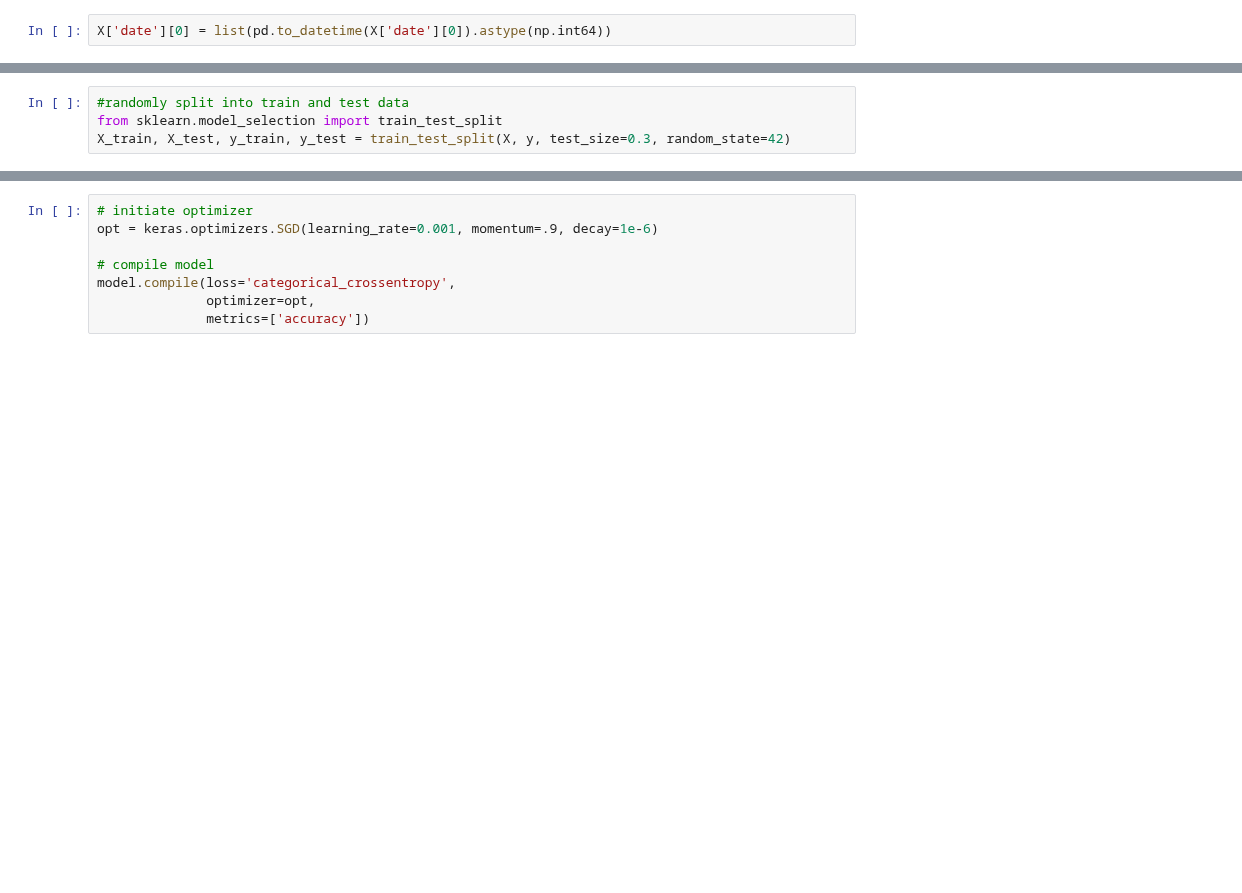
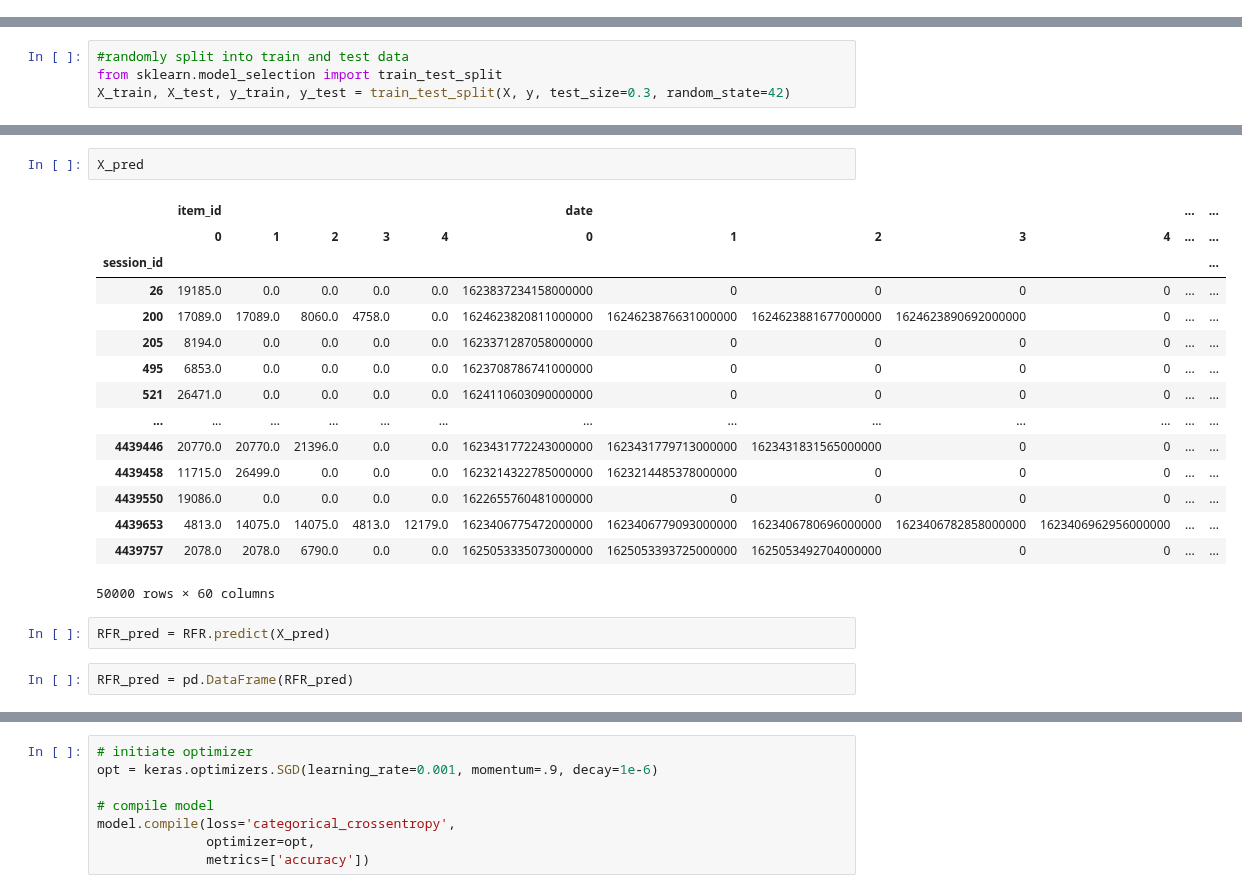
Before and after one commit to Ananassio/Data-Science_lab, a Jupyter notebook: Project/Data.ipynb, the cells around one changed output, grey strips where cells are left out. Drawn from its saved outputs; the diff is of its cells as text; blank space fills up the shorter version.

```diff
--- a/Project/Data.ipynb
+++ b/Project/Data.ipynb
@@ -1012,2 +995,0 @@ See the caveats in the documentation: https://pandas.pydata.org/pandas-docs/stab
-# %%
-X['date'][0] = list(pd.to_datetime(X['date'][0]).astype(np.int64))
@@ -1088,0 +1171,22 @@ X_train, X_test, y_train, y_test = train_test_split(X, y, test_size=0.3, random_
+# %%
+X_pred
+# %% [output]
+|  | item_id |  |  |  |  | date |  |  |  |  | ... | ... |
+|  | 0 | 1 | 2 | 3 | 4 | 0 | 1 | 2 | 3 | 4 | ... | ... |
+| session_id |  |  |  |  |  |  |  |  |  |  |  | ... |
+| 26 | 19185.0 | 0.0 | 0.0 | 0.0 | 0.0 | 1623837234158000000 | 0 | 0 | 0 | 0 | ... | ... |
+| 200 | 17089.0 | 17089.0 | 8060.0 | 4758.0 | 0.0 | 1624623820811000000 | 1624623876631000000 | 1624623881677000000 | 1624623890692000000 | 0 | ... | ... |
+| 205 | 8194.0 | 0.0 | 0.0 | 0.0 | 0.0 | 1623371287058000000 | 0 | 0 | 0 | 0 | ... | ... |
+| 495 | 6853.0 | 0.0 | 0.0 | 0.0 | 0.0 | 1623708786741000000 | 0 | 0 | 0 | 0 | ... | ... |
+| 521 | 26471.0 | 0.0 | 0.0 | 0.0 | 0.0 | 1624110603090000000 | 0 | 0 | 0 | 0 | ... | ... |
+| ... | ... | ... | ... | ... | ... | ... | ... | ... | ... | ... | ... | ... |
+| 4439446 | 20770.0 | 20770.0 | 21396.0 | 0.0 | 0.0 | 1623431772243000000 | 1623431779713000000 | 1623431831565000000 | 0 | 0 | ... | ... |
+| 4439458 | 11715.0 | 26499.0 | 0.0 | 0.0 | 0.0 | 1623214322785000000 | 1623214485378000000 | 0 | 0 | 0 | ... | ... |
+| 4439550 | 19086.0 | 0.0 | 0.0 | 0.0 | 0.0 | 1622655760481000000 | 0 | 0 | 0 | 0 | ... | ... |
+| 4439653 | 4813.0 | 14075.0 | 14075.0 | 4813.0 | 12179.0 | 1623406775472000000 | 1623406779093000000 | 1623406780696000000 | 1623406782858000000 | 1623406962956000000 | ... | ... |
+| 4439757 | 2078.0 | 2078.0 | 6790.0 | 0.0 | 0.0 | 1625053335073000000 | 1625053393725000000 | 1625053492704000000 | 0 | 0 | ... | ... |
+50000 rows × 60 columns
+# %%
+RFR_pred = RFR.predict(X_pred)
+# %%
+RFR_pred = pd.DataFrame(RFR_pred)
```
Also changed, not shown: parts of 25 cells of this notebook.
